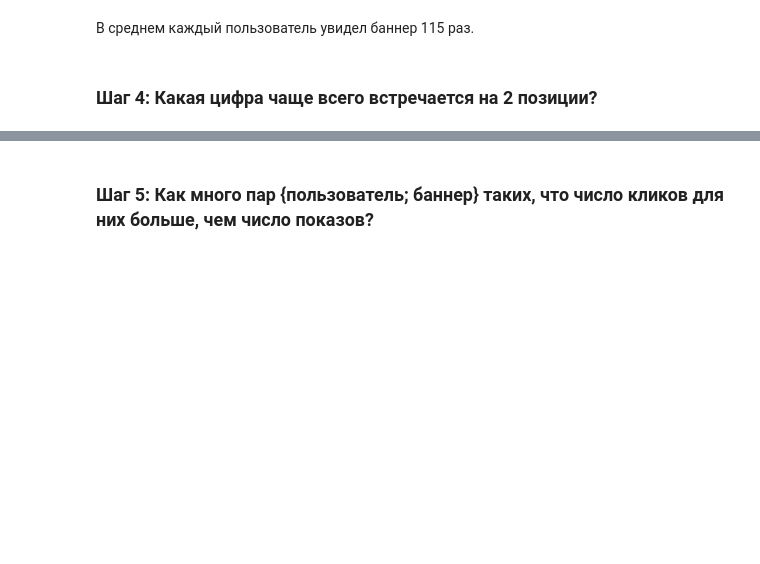
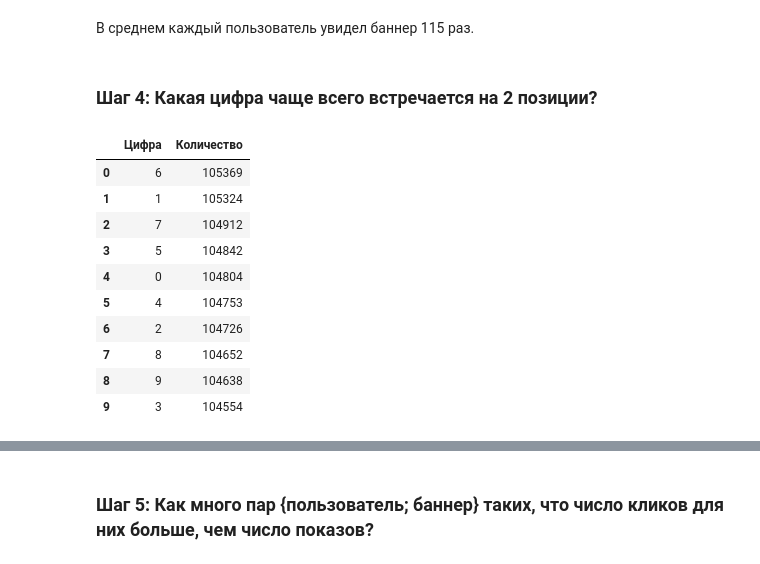
Before and after one commit to KhoruzhevskiiGeorgii/market_task, a Jupyter notebook: task.ipynb, the cells around one changed output, grey strips where cells are left out. Saved outputs shown, nothing was run; the diff lists cells and outputs as text; code cells hidden in the pictures; blank space fills up the shorter version.

```diff
--- a/task.ipynb
+++ b/task.ipynb
@@ -138,3 +138,24 @@ user_impressions.median()
 В среднем каждый пользователь увидел баннер 115 раз.
 # %% [markdown]
 ### Шаг 4: Какая цифра чаще всего встречается на 2 позиции? <a id='step4'></a>
+# %%
+# Извлекаем третью цифру из 'uniqid' (индексация с нуля, поэтому берем индекс 2)
+third_digit = data['uniqid'].astype(str).str[2]
+
+# Подсчитываем количество вхождений каждой цифры
+digit_counts = third_digit.value_counts().reset_index()
+digit_counts.columns = ['Цифра', 'Количество']
+
+digit_counts
+# %% [output]
+|  | Цифра | Количество |
+| 0 | 6 | 105369 |
+| 1 | 1 | 105324 |
+| 2 | 7 | 104912 |
+| 3 | 5 | 104842 |
+| 4 | 0 | 104804 |
+| 5 | 4 | 104753 |
+| 6 | 2 | 104726 |
+| 7 | 8 | 104652 |
+| 8 | 9 | 104638 |
+| 9 | 3 | 104554 |
```
Also changed, not shown: parts of 6 cells of this notebook.
